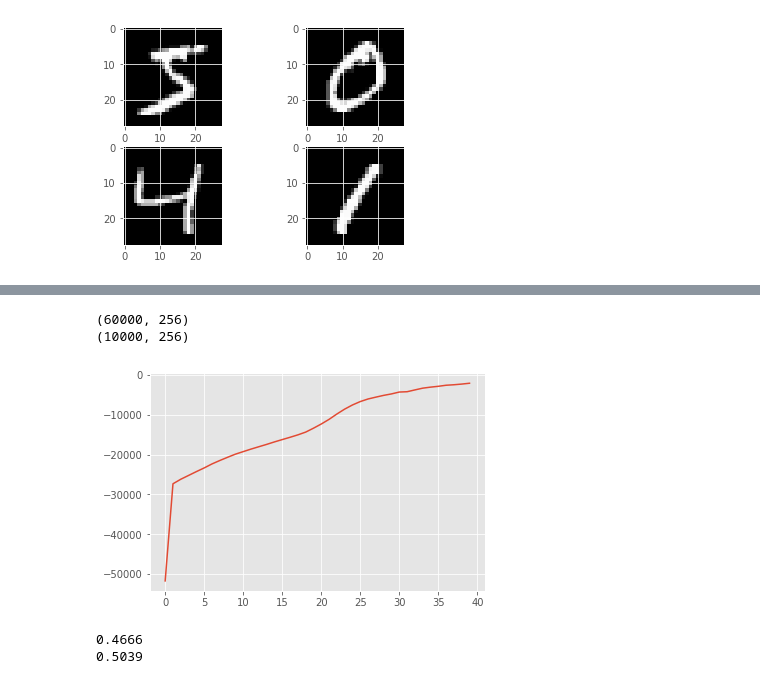
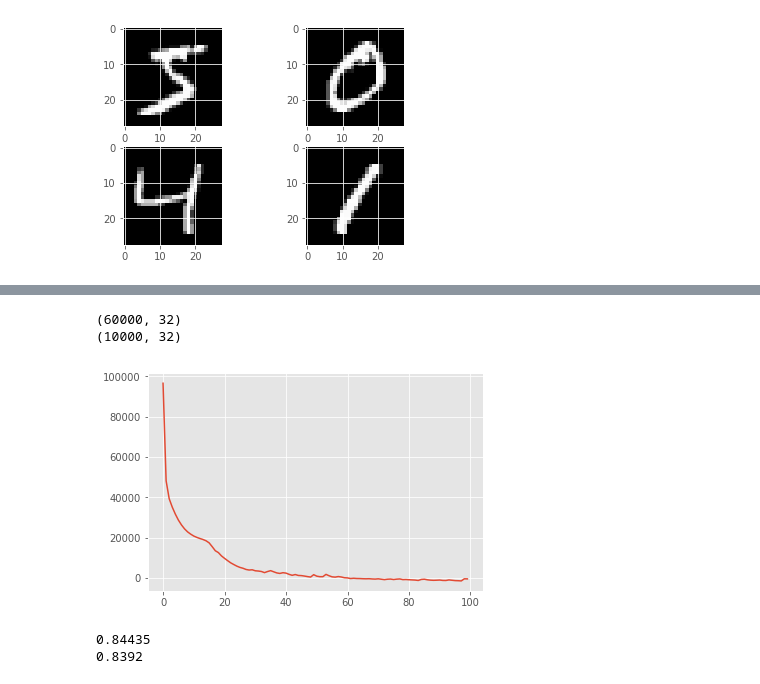
Before and after one commit to bl-2633/Bayesian-Representation-Learning, a Jupyter notebook: snp_gen/Bayesian_AE.ipynb, the cells around one changed output, grey strips where cells are left out. Cells and saved outputs as stored; diff of their text form; code cells hidden in the pictures.

```diff
--- a/snp_gen/Bayesian_AE.ipynb
+++ b/snp_gen/Bayesian_AE.ipynb
@@ -56,13 +56,13 @@ def accuracy(y_true, y_pred):
             pass
     return correct/len(y_true)* 1.
 # %%
-W_encode = Normal(loc = tf.zeros([28*28, 256]), scale = 0.01 * tf.ones([28*28, 256]))
-W_decode = Normal(loc = tf.zeros([256, 28*28]), scale = 0.01 * tf.ones([256,28*28]))
-b_encode = Normal(loc = tf.zeros(256), scale = 0.01 * tf.ones(256))
+W_encode = Normal(loc = tf.zeros([28*28, 32]), scale = 0.01 * tf.ones([28*28, 32]))
+W_decode = Normal(loc = tf.zeros([32, 28*28]), scale = 0.01 * tf.ones([32,28*28]))
+b_encode = Normal(loc = tf.zeros(32), scale = 0.01 * tf.ones(32))
 b_decode = Normal(loc = tf.zeros(28*28), scale = 0.01 * tf.ones(28*28))
-W_clf_1  = Normal(loc = tf.zeros([256, 100]), scale = tf.ones([256, 100]))
-b_clf_1  = Normal(loc = tf.zeros(100), scale = tf.ones(100))
-W_clf_2  = Normal(loc = tf.zeros([100,10]), scale = tf.ones([100, 10]))
+W_clf_1  = Normal(loc = tf.zeros([32, 16]), scale = tf.ones([32, 16]))
+b_clf_1  = Normal(loc = tf.zeros(16), scale = tf.ones(16))
+W_clf_2  = Normal(loc = tf.zeros([16,10]), scale = tf.ones([16, 10]))
 b_clf_2  = Normal(loc = tf.zeros(10), scale = tf.ones(10))
 
 
@@ -175,31 +173,35 @@ train_encoded = tf.matmul(x_train, encode_weights) + encode_bias
 test_encoded = tf.matmul(x_test, encode_weights) + encode_bias
 print(train_encoded.eval().shape)
 print(test_encoded.eval().shape)
-with open('./data/encoded_train_BAE.pkl','wb') as f:
-    pickle.dump(train_encoded.eval(),f)
-with open('./data/encoded_test_BAE.pkl','wb') as f:
-    pickle.dump(test_encoded.eval(),f)
+# with open('./data/encoded_train_BAE.pkl','wb') as f:
+#     pickle.dump(train_encoded.eval(),f)
+# with open('./data/encoded_test_BAE.pkl','wb') as f:
+#     pickle.dump(test_encoded.eval(),f)
 # %% [output]
-(60000, 256)
-(10000, 256)
+(60000, 32)
+(10000, 32)
-# %%
-log_loss_temp = np.multiply(log_loss, -1)
-plt.plot(range(40), log_loss_temp)
-plt.show()
-# %% [output]
-[figure, removed]
+# %%
+plt.plot(range(100), log_loss)
+plt.show()
+# %% [output]
+[figure, added]
 # %%
-y_pred_train = mlp(train_encoded, qW_clf_1.sample(),qW_clf_2.sample(),qb_clf_1.sample(), qb_clf_2.sample())
+sample_W1 = qW_clf_1.sample()
+sample_W2 = qW_clf_2.sample()
+sample_b1 = qb_clf_1.sample()
+sample_b2 = qb_clf_2.sample()
+
+y_pred_train = mlp(train_encoded, sample_W1,sample_W2,sample_b1, sample_b2)
 y_pred_train = [np.argmax(i) for i in y_pred_train.eval()]
 
-y_pred_test = mlp(test_encoded, qW_clf_1.sample(),qW_clf_2.sample(),qb_clf_1.sample(), qb_clf_2.sample())
+y_pred_test = mlp(test_encoded, sample_W1,sample_W2,sample_b1, sample_b2)
 y_pred_test = [np.argmax(i) for i in y_pred_test.eval()]
 
 print(accuracy(y_train, y_pred_train))
 print(accuracy(y_test, y_pred_test))
 # %% [output]
-0.4666
-0.5039
+0.84435
+0.8392
 # %%
 pos_encode = qW_encode.sample().eval()
 pri_encode = W_encode.sample().eval()
```
Also changed, not shown: parts of 5 cells of this notebook.
